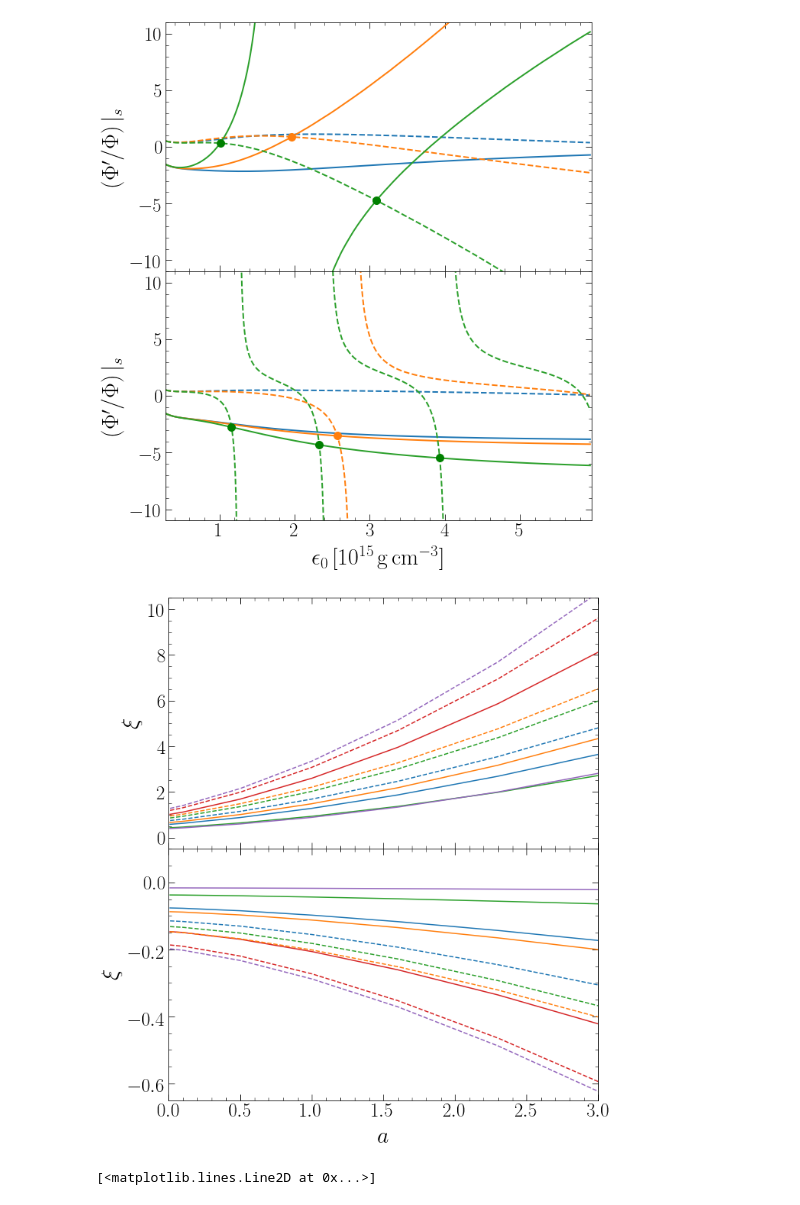
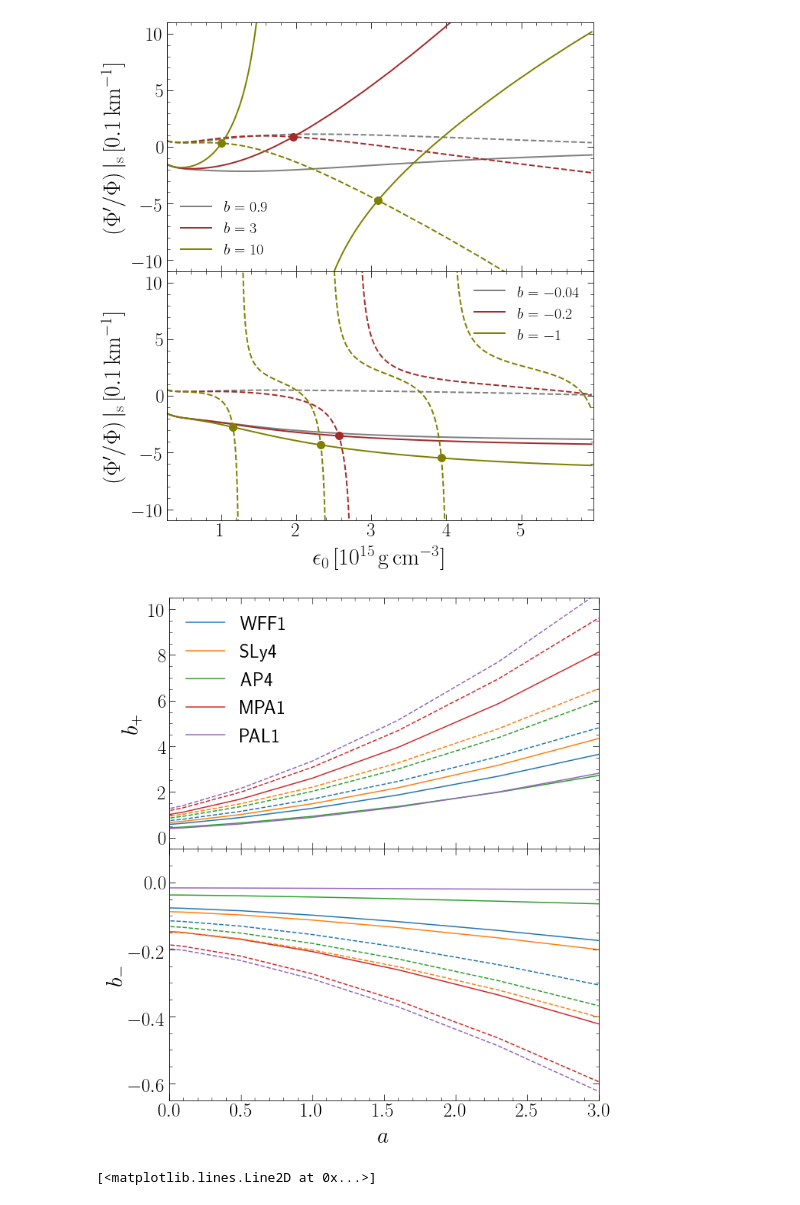
Before and after one commit to ryxxastroat/stgbns, a Jupyter notebook: figdata/phic.ipynb, the cells around one changed output. Cells and saved outputs as stored; diff of their text form; code cells hidden in the pictures.

```diff
--- a/figdata/phic.ipynb
+++ b/figdata/phic.ipynb
@@ -68,7 +68,7 @@ def pdiml(p):
     """ dimensionless pressure """
     return G*p/c**4 * runit**2
 
-colorset=['tab:blue', 'tab:orange', 'tab:green', 'tab:red', 'tab:purple']
+colorset=['gray', 'brown', 'olive']
 
 
 stdata1 = np.genfromtxt('stgb_linear_sol_data1.txt')
@@ -100,9 +100,9 @@ plt.subplots_adjust(hspace=0.0)
 
 
 # ax1.set_xlabel(r'$\epsilon_0$', fontsize=20)
-ax1.set_ylabel(r'$\left(\Phi^{\prime}/\Phi\right)|_s$', fontsize=30)
+ax1.set_ylabel(r'$\left(\Phi^{\prime}/\Phi\right)|_{\rm s}\,[0.1\rm \,km^{-1}]$', fontsize=30)
 ax2.set_xlabel(r'$\epsilon_0\,[10^{15}\,\rm g\,\rm cm^{-3}]$', fontsize=30)
-ax2.set_ylabel(r'$\left(\Phi^{\prime}/\Phi\right)|_s$', fontsize=30)
+ax2.set_ylabel(r'$\left(\Phi^{\prime}/\Phi\right)|_{\rm s}\,[0.1\rm \,km^{-1}]$', fontsize=30)
 
 
 
@@ -110,13 +110,13 @@ ax2.set_ylabel(r'$\left(\Phi^{\prime}/\Phi\right)|_s$', fontsize=30)
 ax1.set_ylim([-11, 11])
 #ax1.set_xlim([0, 10])
 ax1.plot( d40[0:ntrim]/10**15, d41[0:ntrim] , '--', color = colorset[0],linewidth=2)
-ax1.plot( d40[0:ntrim]/10**15, d42[0:ntrim] , color = colorset[0],linewidth=2)
+ax1.plot( d40[0:ntrim]/10**15, d42[0:ntrim] , color = colorset[0],linewidth=2,label='$b=0.9$')
 ax1.plot( d50[0:ntrim]/10**15, d51[0:ntrim] , '--', color = colorset[1],linewidth=2)
-ax1.plot( d50[0:ntrim]/10**15, d52[0:ntrim] , color = colorset[1],linewidth=2)
+ax1.plot( d50[0:ntrim]/10**15, d52[0:ntrim] , color = colorset[1],linewidth=2,label='$b=3$')
 line1=LineString(np.column_stack((d50/10**15,d51)))
 line2=LineString(np.column_stack((d50/10**15,d52)))
 intersection=line1.intersection(line2)
-ax1.plot(*intersection.xy,color='tab:orange',markersize=10,marker='o')
+ax1.plot(*intersection.xy,color='brown',markersize=10,marker='o')
 ax1.plot( d60[0:ntrim]/10**15, d61[0:ntrim] , '--', color = colorset[2],linewidth=2)
 # a=np.zeros(900)
 # b=np.zeros(900)
@@ -128,12 +128,12 @@ for i in range(1,ntrim):
         a=d60[i]
         b=i
 
-ax1.plot(d60[0:b-1]/10**15, d62[0:b-1] , color = colorset[2],linewidth=2)
+ax1.plot(d60[0:b-1]/10**15, d62[0:b-1] , color = colorset[2],linewidth=2,label='$b=10$')
 ax1.plot(d60[b+1:ntrim]/10**15, d62[b+1:ntrim] , color = colorset[2],linewidth=2)
 line1=LineString(np.column_stack((d60[b+1:ntrim]/10**15,d61[b+1:ntrim])))
 line2=LineString(np.column_stack((d60[b+1:ntrim]/10**15,d62[b+1:ntrim])))
 intersection=line1.intersection(line2)
-ax1.plot(*intersection.xy,'go',markersize=10)
+ax1.plot(*intersection.xy,'olive',markersize=10,marker='o')
 # line1=LineString(np.column_stack((d60/10**15,d61)))
 # line2=LineString(np.column_stack((d60/10**15,d62)))
 # intersection=line1.intersection(line2)
@@ -145,13 +145,13 @@ ax1.plot(*intersection.xy,'go',markersize=10)
 line1=LineString(np.column_stack((d60[0:b-1]/10**15,d61[0:b-1])))
 line2=LineString(np.column_stack((d60[0:b-1]/10**15,d62[0:b-1])))
 intersection=line1.intersection(line2)
-ax1.plot(*intersection.xy,'go',markersize=10)
+ax1.plot(*intersection.xy,'olive',markersize=10,marker='o')
 
 
 ax2.set_ylim([-11, 11])
 #ax1.set_xlim([0, 10])
 ax2.plot( d10[0:ntrim]/10**15, d11[0:ntrim] , '--', color = colorset[0],linewidth=2)
-ax2.plot( d10[0:ntrim]/10**15, d12[0:ntrim] , color = colorset[0],linewidth=2)
+ax2.plot( d10[0:ntrim]/10**15, d12[0:ntrim] , color = colorset[0],linewidth=2,label='$b=-0.04$')
 
 for k in range(1,ntrim):
     if abs(d21[k]-d21[k-1])>100:
@@ -159,12 +159,12 @@ for k in range(1,ntrim):
         f=k
 ax2.plot( d20[0:f-1]/10**15, d21[0:f-1] , '--', color = colorset[1],linewidth=2)
 ax2.plot( d20[f+1:ntrim]/10**15, d21[f+1:ntrim] , '--', color = colorset[1],linewidth=2)
-ax2.plot( d20[0:ntrim]/10**15, d22[0:ntrim] , color = colorset[1],linewidth=2)
+ax2.plot( d20[0:ntrim]/10**15, d22[0:ntrim] , color = colorset[1],linewidth=2,label='$b=-0.2$')
 
 line1=LineString(np.column_stack((d20[0:f-1]/10**15, d21[0:f-1])))
 line2=LineString(np.column_stack((d20[0:f-1]/10**15, d22[0:f-1])))
 intersection=line1.intersection(line2)
-ax2.plot(*intersection.xy,color='tab:orange',markersize=10,marker='o')
+ax2.plot(*intersection.xy,color='brown',markersize=10,marker='o')
 
 
 # find the jump location
@@ -176,39 +176,40 @@ for i in range(1,ntrim):
         d.append(i)
 
 ax2.plot( d30[0:439]/10**15, d31[0:439] , '--', color = colorset[2],linewidth=2)
 ax2.plot( d30[446:635]/10**15, d31[446:635] , '--', color = colorset[2],linewidth=2)
 ax2.plot( d30[640:787]/10**15, d31[640:787] , '--', color = colorset[2],linewidth=2)
 ax2.plot( d30[788:ntrim]/10**15, d31[788:ntrim] , '--', color = colorset[2],linewidth=2)
 # ax2.plot( d30[0:ntrim]/10**15, d31[0:ntrim] , '--', color = colorset[2],linewidth=2)
-ax2.plot( d30[0:ntrim]/10**15, d32[0:ntrim] , color = colorset[2],linewidth=2)
+ax2.plot( d30[0:ntrim]/10**15, d32[0:ntrim] , color = colorset[2],linewidth=2,label='$b=-1$')
 
 line1=LineString(np.column_stack((d30[0:439]/10**15, d31[0:439])))
 line2=LineString(np.column_stack((d30[0:439]/10**15, d32[0:439])))
 intersection=line1.intersection(line2)
-ax2.plot(*intersection.xy,color='green',markersize=10,marker='o')
+ax2.plot(*intersection.xy,color='olive',markersize=10,marker='o')
 
 line1=LineString(np.column_stack((d30[446:635]/10**15, d31[446:635])))
 line2=LineString(np.column_stack((d30[446:635]/10**15, d32[446:635])))
 intersection=line1.intersection(line2)
-ax2.plot(*intersection.xy,color='green',markersize=10,marker='o')
+ax2.plot(*intersection.xy,color='olive',markersize=10,marker='o')
 
 line1=LineString(np.column_stack((d30[640:787]/10**15, d31[640:787])))
 line2=LineString(np.column_stack((d30[640:787]/10**15, d32[640:787])))
 intersection=line1.intersection(line2)
-ax2.plot(*intersection.xy,color='green',markersize=10,marker='o')
+ax2.plot(*intersection.xy,color='olive',markersize=10,marker='o')
 
 
 
 
 plt.xlim(min(d10)/10**15,d10[ntrim]/10**15)
 ax1.minorticks_on()
 ax2.minorticks_on()
 # print( '\n *** STG_solver uses %.2f seconds\n' % (timeit.time.time() - t0))
-
+ax1.legend(fontsize=20,frameon=False)
+ax2.legend(fontsize=20,frameon=False,loc='upper right')
 plt.savefig("fig_lin1.pdf", format='pdf', bbox_inches="tight")
 # plt.show()
 # %% [output]
-[figure, old version]
+[figure, new version]
 # %%
 """
 test code: plot M-R
@@ -274,9 +275,9 @@ plt.subplots_adjust(hspace=0.0)
 
 
 # ax1.set_xlabel(r'$a$', fontsize=30)
-ax1.set_ylabel(r'$\xi$', fontsize=30)
+ax1.set_ylabel(r'$b_{+}$', fontsize=30)
 ax2.set_xlabel(r'$a$', fontsize=30)
-ax2.set_ylabel(r'$\xi$', fontsize=30)
+ax2.set_ylabel(r'$b_{-}$', fontsize=30)
 
 
 # ph_r/ph
@@ -293,11 +294,11 @@ ax2.plot( d20, d23 , '--', color = colorset[2],linewidth=1.5)
 ax2.plot( d20, d24 , '--', color = colorset[3],linewidth=1.5)
 ax2.plot( d20, d25 , '--', color = colorset[4],linewidth=1.5)
 
-ax1.plot( d30, d31 , color = colorset[0],linewidth=1.5)
-ax1.plot( d30, d32 , color = colorset[1],linewidth=1.5)
-ax1.plot( d30, d33 , color = colorset[2],linewidth=1.5)
-ax1.plot( d30, d34 , color = colorset[3],linewidth=1.5)
-ax1.plot( d30, d35 , color = colorset[4],linewidth=1.5)
+ax1.plot( d30, d31 , color = colorset[0],linewidth=1.5,label='WFF1')
+ax1.plot( d30, d32 , color = colorset[1],linewidth=1.5,label='SLy4')
+ax1.plot( d30, d33 , color = colorset[2],linewidth=1.5,label='AP4')
+ax1.plot( d30, d34 , color = colorset[3],linewidth=1.5,label='MPA1')
+ax1.plot( d30, d35 , color = colorset[4],linewidth=1.5,label='PAL1')
 
 ax1.plot( d40, d41 , '--', color = colorset[0],linewidth=1.5)
 ax1.plot( d40, d42 , '--', color = colorset[1],linewidth=1.5)
@@ -315,10 +316,10 @@ ax2.minorticks_on()
 
 plt.savefig("fig_lin2.pdf", format='pdf', bbox_inches="tight")
 # print( '\n *** STG_solver uses %.2f seconds\n' % (timeit.time.time() - t0))
-
+ax1.legend(fontsize=25,frameon=False)
 plt.show()
 # %% [output]
-[figure, old version]
+[figure, new version]
 # %%
 x=np.linspace(0,5,50)
 y1=x+2
```
Also changed, not shown: 11 other files.
